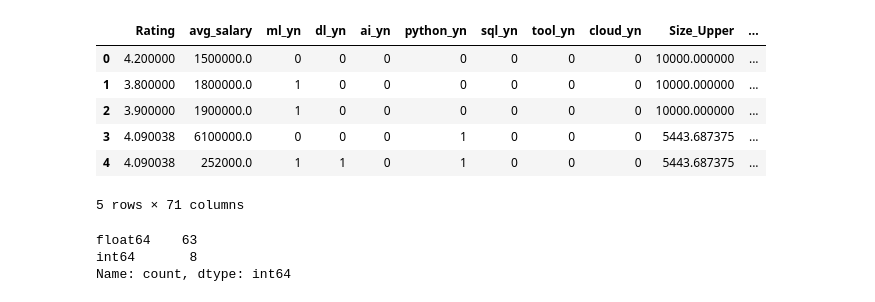
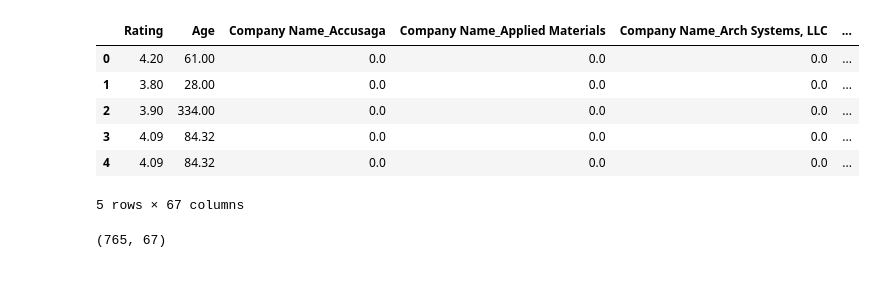
Before and after one commit to SathvikNayak123/salary-ml, a Jupyter notebook: notebooks/model_building.ipynb, the cells around one changed output. Drawn from its saved outputs; the diff is of its cells as text; code cells hidden in the pictures.

```diff
--- a/notebooks/model_building.ipynb
+++ b/notebooks/model_building.ipynb
@@ -7,18 +12,16 @@ from sklearn.preprocessing import StandardScaler
 # %%
-df=pd.read_csv('../artifacts/data_transformed.csv')
+df=pd.read_csv('../artifacts/data_transform.csv')
 df.head()
 # %% [output]
-|  | Rating | avg_salary | ml_yn | dl_yn | ai_yn | python_yn | sql_yn | tool_yn | cloud_yn | Size_Upper | ... |
-| 0 | 4.200000 | 1500000.0 | 0 | 0 | 0 | 0 | 0 | 0 | 0 | 10000.000000 | ... |
-| 1 | 3.800000 | 1800000.0 | 1 | 0 | 0 | 0 | 0 | 0 | 0 | 10000.000000 | ... |
-| 2 | 3.900000 | 1900000.0 | 1 | 0 | 0 | 0 | 0 | 0 | 0 | 10000.000000 | ... |
-| 3 | 4.090038 | 6100000.0 | 0 | 0 | 0 | 1 | 0 | 0 | 0 | 5443.687375 | ... |
-| 4 | 4.090038 | 252000.0 | 1 | 1 | 0 | 1 | 0 | 0 | 0 | 5443.687375 | ... |
+|  | Rating | Age | Company Name_Accusaga | Company Name_Applied Materials | Company Name_Arch Systems, LLC | ... |
+| 0 | 4.20 | 61.00 | 0.0 | 0.0 | 0.0 | ... |
+| 1 | 3.80 | 28.00 | 0.0 | 0.0 | 0.0 | ... |
+| 2 | 3.90 | 334.00 | 0.0 | 0.0 | 0.0 | ... |
+| 3 | 4.09 | 84.32 | 0.0 | 0.0 | 0.0 | ... |
+| 4 | 4.09 | 84.32 | 0.0 | 0.0 | 0.0 | ... |
-5 rows × 71 columns
+5 rows × 67 columns
-# %%
-df.dtypes.value_counts()
-# %% [output]
-float64    63
-int64       8
-Name: count, dtype: int64
+# %%
+df.shape
+# %% [output]
+(765, 67)
 # %%
```
Also changed, not shown: parts of 12 cells of this notebook, 5 other files.
